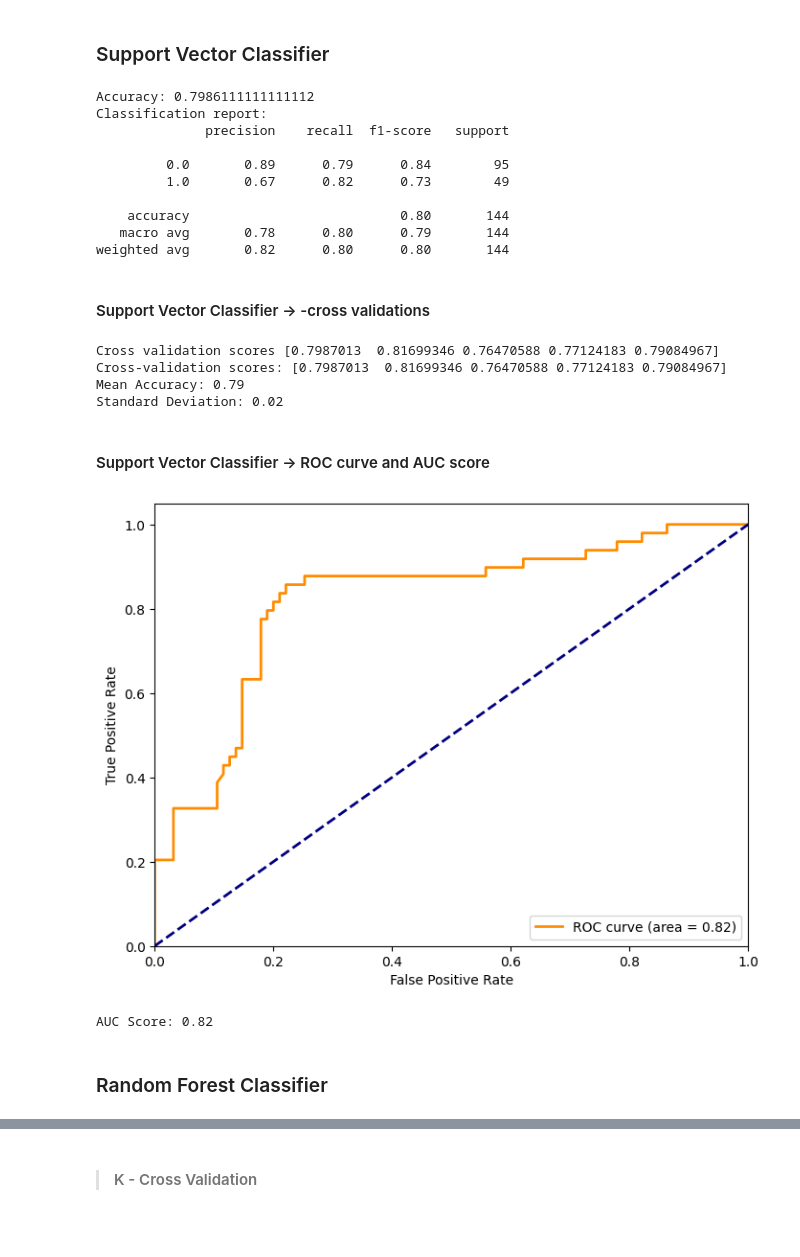
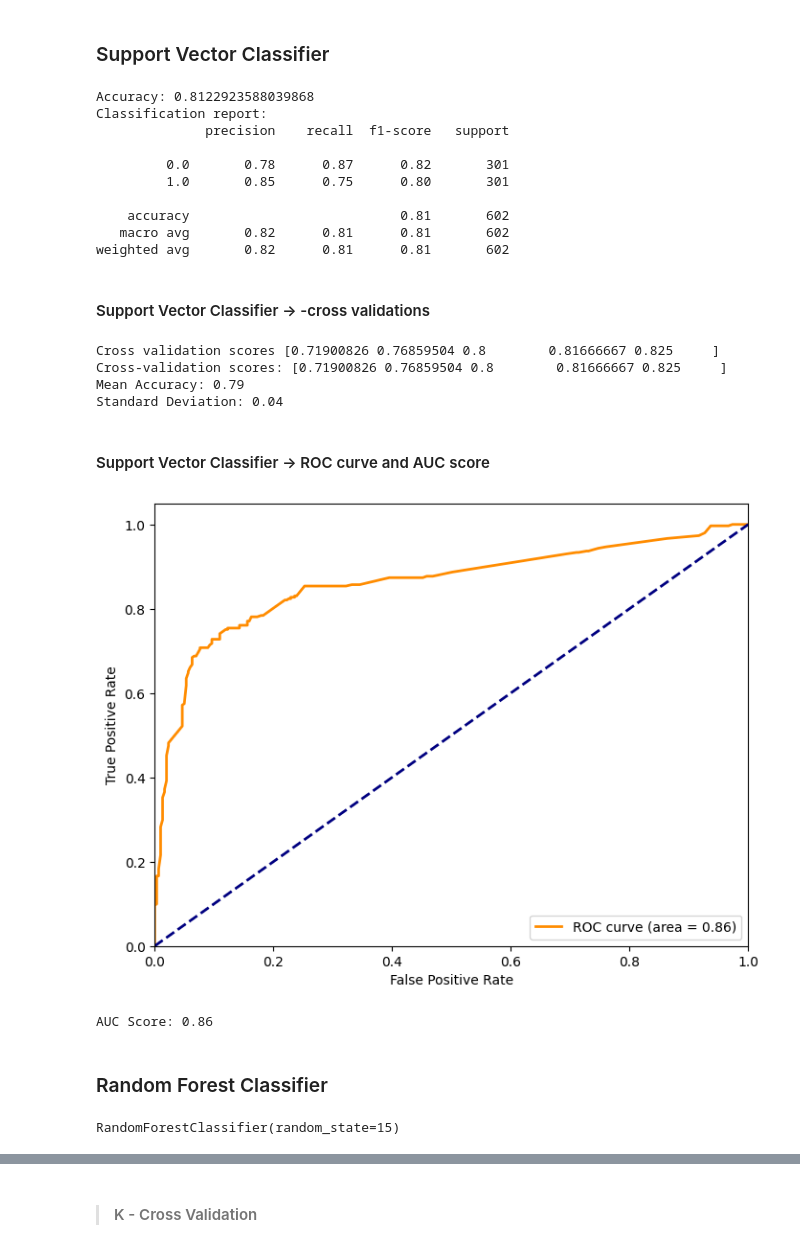
Before and after one commit to feraranas/Kaggle-Titanic-Challenge, a Jupyter notebook: TitanicChallenge.ipynb, the cells around one changed output, grey strips where cells are left out. Drawn from its saved outputs; the diff is of its cells as text; code cells hidden in the pictures.

```diff
--- a/TitanicChallenge.ipynb
+++ b/TitanicChallenge.ipynb
@@ -537,0 +857,6 @@ X_train
+# %%
+X_prepared_df = pd.DataFrame(
+    X_prepared,
+    columns=preprocessing.get_feature_names_out(),
+    index=X_train.index
+)
@@ -549,7 +891,7 @@ from sklearn.metrics import accuracy_score, classification_report, confusion_mat
 # %%
 # Instance the model and train it
 logreg_model = LogisticRegression()
-logreg_model.fit(X_train, y_train)
+logreg_model.fit(X_prepared_df, y_train)
 # %% [output]
 LogisticRegression()
 # %%
@@ -677,15 +1001,19 @@ plt.show()
 ### K neighbors
 # %%
 from sklearn.neighbors import KNeighborsClassifier
+
 #Creating our KNN classifier
 knn = KNeighborsClassifier(n_neighbors=10)
+
 #Fitting our classifier to our data
-knn.fit(X_train,y_train)
+knn.fit(X_prepared_df,y_train)
+
 #Making predictions
-y_pred_knn = knn.predict(X_test)
-accuracy_knn = accuracy_score(y_test,y_pred_knn)
-confusion_knn = confusion_matrix(y_test, y_pred_knn)
-report_knn = classification_report(y_test, y_pred_knn)
+y_pred_knn = knn.predict(X_prepared_df)
+accuracy_knn = accuracy_score(y_train,y_pred_knn)
+confusion_knn = confusion_matrix(y_train, y_pred_knn)
+report_knn = classification_report(y_train, y_pred_knn)
+
 #Printing our acuraccy results
 print(f'KNN Acuraccy: {accuracy_knn}')
 print(f'KNN Classification Report: {report_knn}')
@@ -765,36 +1093,36 @@ from sklearn.metrics import accuracy_score
 svm_classifier = SVC(random_state=42)
 
 # Fit the classifier to the training data
-svm_classifier.fit(X_train, y_train)
+svm_classifier.fit(X_prepared_df, y_train)
 
 # Make predictions on the test data
-y_pred = svm_classifier.predict(X_test)
+y_pred = svm_classifier.predict(X_prepared_df)
 
 # Calculate accuracy on the test data
-accuracy = accuracy_score(y_test, y_pred)
+accuracy = accuracy_score(y_train, y_pred)
 
 # Calculate classification report
-report = classification_report(y_test, y_pred)
+report = classification_report(y_train, y_pred)
 
 print(f"Accuracy: {accuracy}")
 print(f"Classification report: \n{report}")
 # %% [output]
-Accuracy: 0.7986111111111112
+Accuracy: 0.8122923588039868
 Classification report:
               precision    recall  f1-score   support
 
-         0.0       0.89      0.79      0.84        95
-         1.0       0.67      0.82      0.73        49
+         0.0       0.78      0.87      0.82       301
+         1.0       0.85      0.75      0.80       301
 
-    accuracy                           0.80       144
-   macro avg       0.78      0.80      0.79       144
-weighted avg       0.82      0.80      0.80       144
+    accuracy                           0.81       602
+   macro avg       0.82      0.81      0.81       602
+weighted avg       0.82      0.81      0.81       602
 # %% [markdown]
 #### Support Vector Classifier -> -cross validations
 # %%
 # Perform k-fold cross-validation
 k = 5
-scores = cross_val_score(svm_classifier, X_train, y_train, cv=k, scoring='accuracy')
+scores = cross_val_score(svm_classifier, X_prepared_df, y_train, cv=k, scoring='accuracy')
 
 print('Cross validation scores', scores)
 # Print the cross-validation scores
@@ -806,40 +1134,42 @@ std_deviation = scores.std()
 print(f"Mean Accuracy: {mean_accuracy:.2f}")
 print(f"Standard Deviation: {std_deviation:.2f}")
 # %% [output]
-Cross validation scores [0.7987013  0.81699346 0.76470588 0.77124183 0.79084967]
-Cross-validation scores: [0.7987013  0.81699346 0.76470588 0.77124183 0.79084967]
+Cross validation scores [0.71900826 0.76859504 0.8        0.81666667 0.825     ]
+Cross-validation scores: [0.71900826 0.76859504 0.8        0.81666667 0.825     ]
 Mean Accuracy: 0.79
-Standard Deviation: 0.02
+Standard Deviation: 0.04
 # %% [markdown]
 #### Support Vector Classifier -> ROC curve and AUC score
 # %%
 from sklearn.metrics import roc_curve, roc_auc_score
 
 # Make probability predictions on the test data
-y_pred_probability = svm_classifier.decision_function(X_test)
+y_pred_probability = svm_classifier.decision_function(X_prepared_df)
 
 # Compute the ROC curve and AUC score
-fpr, tpr, thresholds = roc_curve(y_test, y_pred_probability)
-roc_auc = roc_auc_score(y_test, y_pred_probability)
+fpr, tpr, thresholds = roc_curve(y_train, y_pred_probability)
+roc_auc = roc_auc_score(y_train, y_pred_probability)
 
 # Plot the ROC curve
 plt.figure(figsize=(8, 6))
 plt.plot(fpr, tpr, color='darkorange', lw=2, label='ROC curve (area = {:.2f})'.format(roc_auc))
 plt.plot([0, 1], [0, 1], color='navy', lw=2, linestyle='--')
 plt.xlim([0.0, 1.0])
 plt.ylim([0.0, 1.05])
 plt.xlabel('False Positive Rate')
 plt.ylabel('True Positive Rate')
 plt.legend(loc='lower right')
 plt.show()
 print(f"AUC Score: {roc_auc:.2f}")
 # %% [output]
-[figure, old version]
+[figure, new version]
-AUC Score: 0.82
+AUC Score: 0.86
 # %% [markdown]
 ### Random Forest Classifier
 # %%
 from sklearn.ensemble import RandomForestClassifier
+
 random_forest = RandomForestClassifier(random_state=15)
-random_forest.fit(X_train, y_train)
-y_pred_random_forest = random_forest.predict(X_test)
+random_forest
+# %% [output]
+RandomForestClassifier(random_state=15)
```
Also changed, not shown: parts of 94 cells of this notebook.
